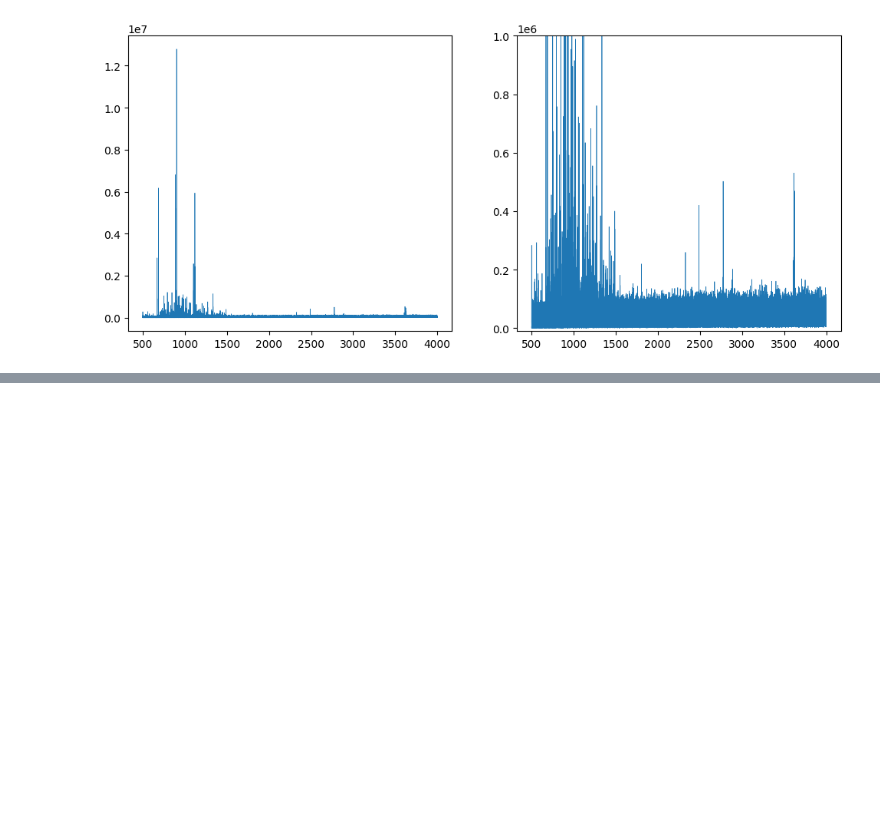
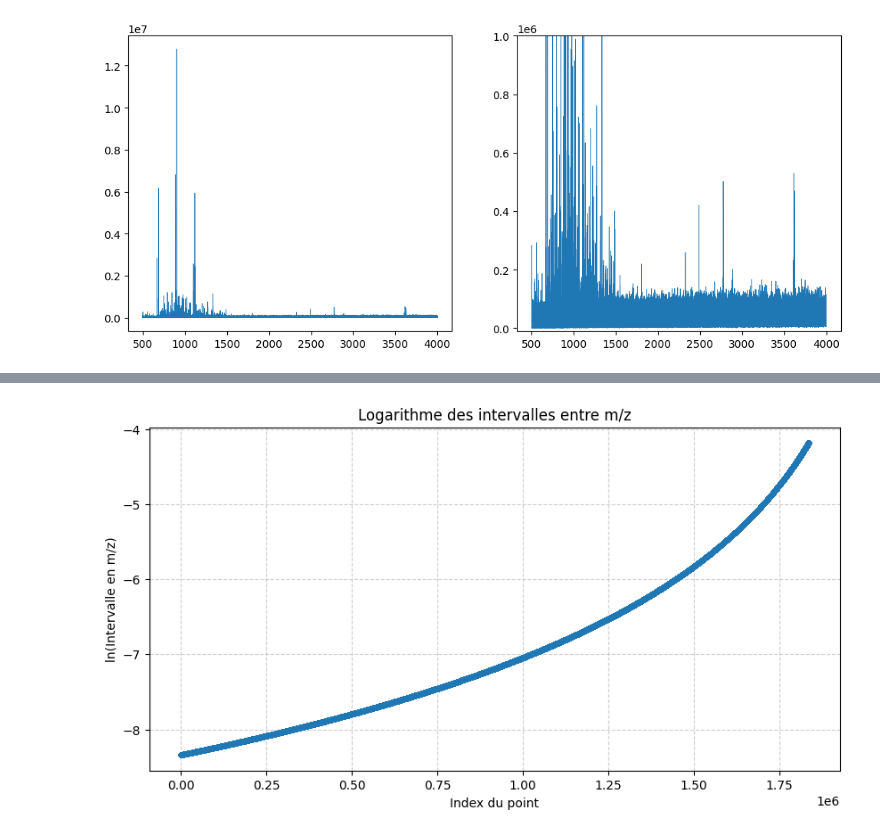
Before and after one commit to Protactinium92/SugarMALDI, a Jupyter notebook: src/spectre.ipynb, the cells around one changed output, grey strips where cells are left out. Cells and saved outputs as stored; diff of their text form; code cells hidden in the pictures; blank space fills up the shorter version.

```diff
--- a/src/spectre.ipynb
+++ b/src/spectre.ipynb
@@ -282,0 +302,11 @@ FigureCanvasAgg is non-interactive, and thus cannot be shown
+# %%
+# Tracé en échelle log
+plt.figure(figsize=(10, 5))
+plt.plot(np.log(intervals), "o-", markersize=3)
+plt.xlabel("Index du point")
+plt.ylabel("ln(Intervalle en m/z)")
+plt.title("Logarithme des intervalles entre m/z")
+plt.grid(True, linestyle="--", alpha=0.6)
+plt.show()
+# %% [output]
+[figure, added]
```
Also changed, not shown: parts of 4 cells of this notebook, 4 other files.
